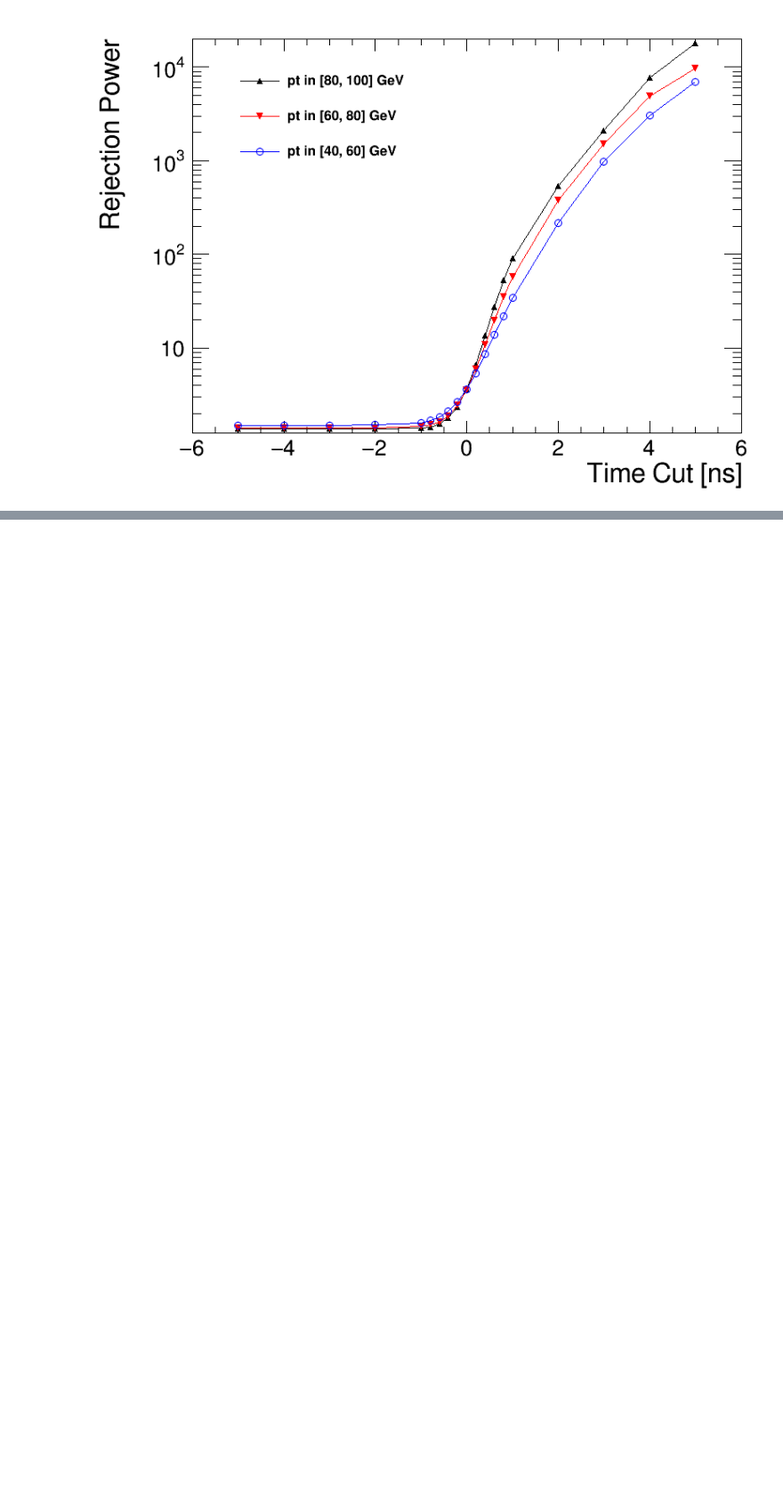
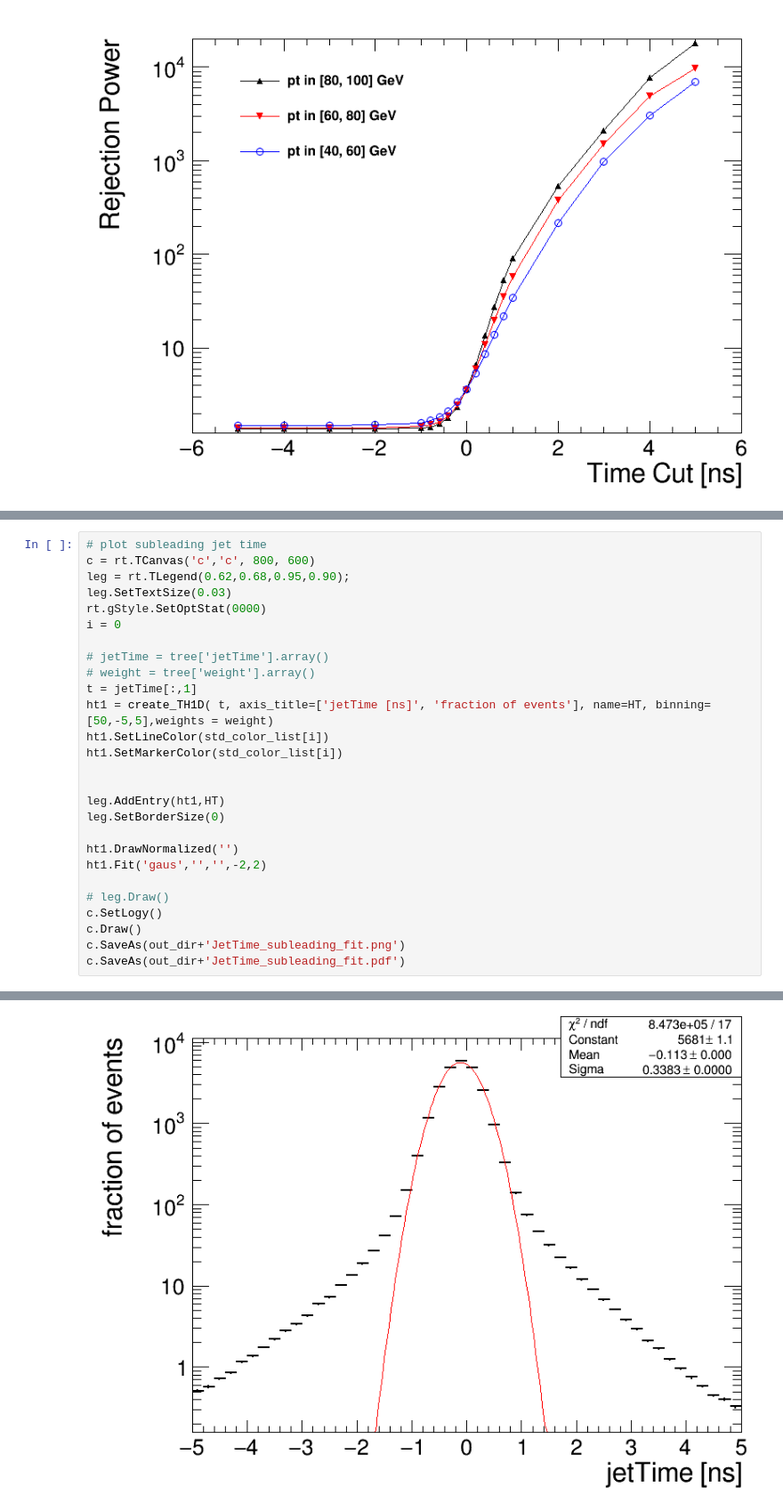
Before and after one commit to cms-lpc-llp/delayed_jet_analyzer, a Jupyter notebook: plot_scripts/event_selection/QCD_Inclusive_timing_study.ipynb, the cells around one changed output, grey strips where cells are left out. Shown at 89% size. Cells and saved outputs as stored; diff of their text form; blank space fills up the shorter version.

```diff
--- a/plot_scripts/event_selection/QCD_Inclusive_timing_study.ipynb
+++ b/plot_scripts/event_selection/QCD_Inclusive_timing_study.ipynb
@@ -998,0 +1419,28 @@ Info in <TCanvas::Print>: pdf file /nfshome/jmao/cms-llp/plots/20190506/Rejectio
+# %%
+# plot subleading jet time
+c = rt.TCanvas('c','c', 800, 600)
+leg = rt.TLegend(0.62,0.68,0.95,0.90);
+leg.SetTextSize(0.03)
+rt.gStyle.SetOptStat(0000)
+i = 0
+
+# jetTime = tree['jetTime'].array()
+# weight = tree['weight'].array()
+t = jetTime[:,1]
+ht1 = create_TH1D( t, axis_title=['jetTime [ns]', 'fraction of events'], name=HT, binning=[50,-5,5],weights = weight)
+ht1.SetLineColor(std_color_list[i])
+ht1.SetMarkerColor(std_color_list[i])
+
+
+leg.AddEntry(ht1,HT)
+leg.SetBorderSize(0)
+
+ht1.DrawNormalized('')
+ht1.Fit('gaus','','',-2,2)
+
+# leg.Draw()
+c.SetLogy()
+c.Draw()
+c.SaveAs(out_dir+'JetTime_subleading_fit.png')
+c.SaveAs(out_dir+'JetTime_subleading_fit.pdf')
+# %% [output]
@@ -998,0 +1458 @@ Info in <TCanvas::Print>: pdf file /nfshome/jmao/cms-llp/plots/20190506/Rejectio
+[figure, added]
```
Also changed, not shown: parts of 18 cells of this notebook, 6 other files.
